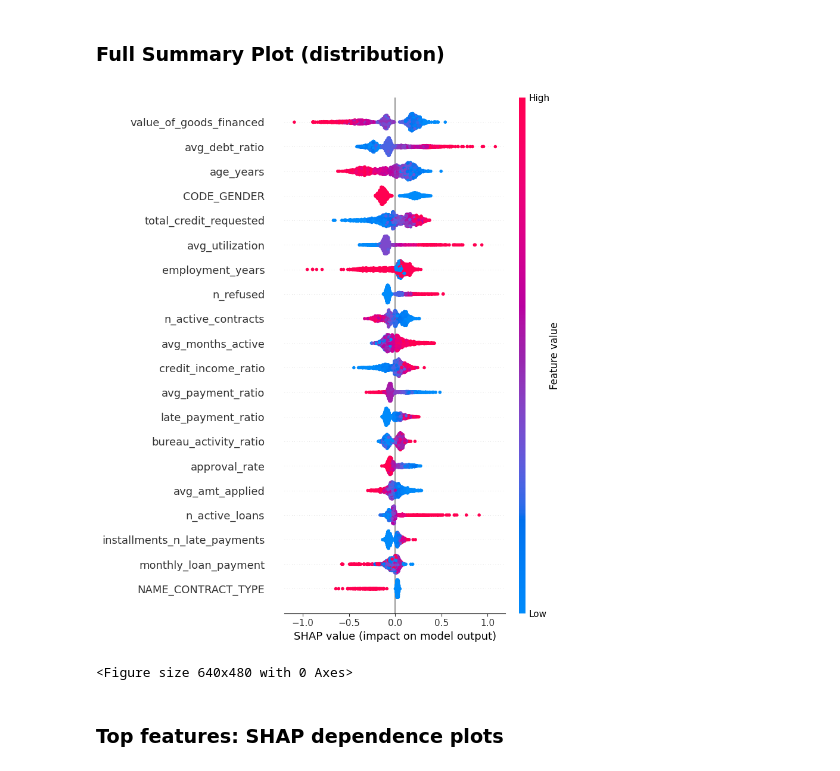
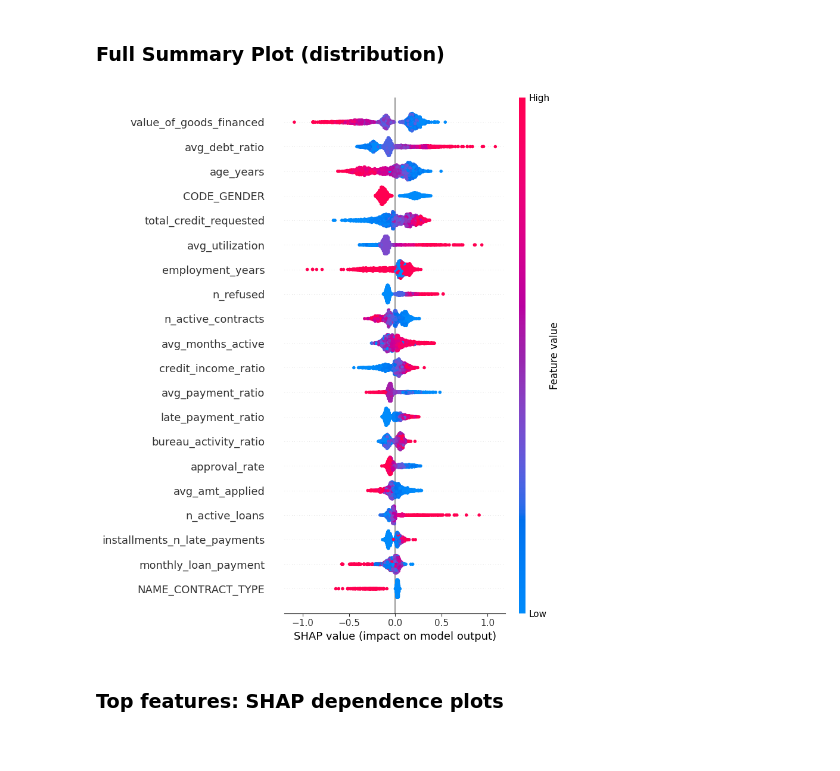
Before and after one commit to coder-red/credit-risk-model, a Jupyter notebook: notebooks/03_explainability.ipynb, the cells around one changed output. Cells and saved outputs as stored; diff of their text form; code cells hidden in the pictures.

```diff
--- a/notebooks/03_explainability.ipynb
+++ b/notebooks/03_explainability.ipynb
@@ -47,12 +45,11 @@ plt.show()
 # %% [markdown]
 ### Full Summary Plot (distribution)
 # %%
-shap.summary_plot(shap_values, X_sample)
+shap.summary_plot(shap_values, X_sample, show=False)
 plt.savefig(f"{RESULTS_DIR}\\explainability\\shap_summary.png", dpi=300, bbox_inches="tight")
 plt.show()
 # %% [output]
-[figure, old version]
+[figure, new version]
-<Figure size 640x480 with 0 Axes>
 # %% [markdown]
 ### Top features: SHAP dependence plots
 # %%
```
Also changed, not shown: parts of 4 cells of this notebook, 6 other files.
